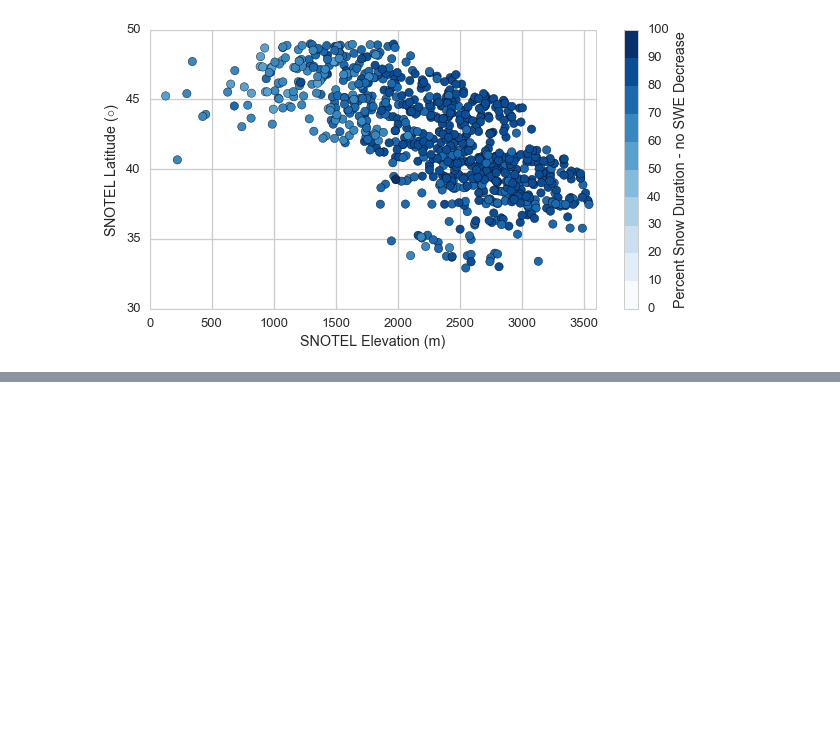
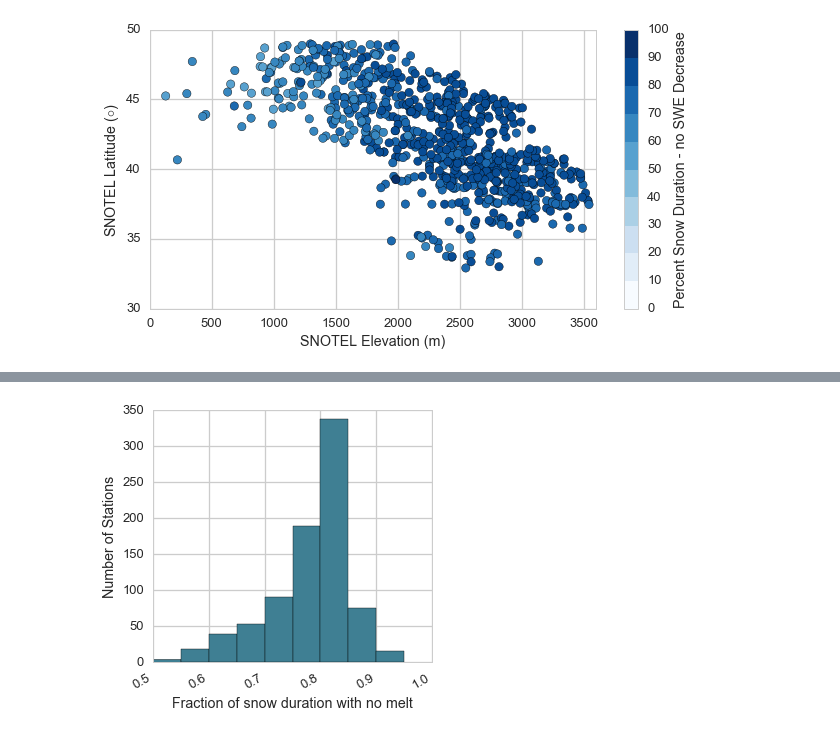
Before and after one commit to klapo/TurbulenceFeedbacks, a Jupyter notebook: TF.SNOTEL.dataExploration.ipynb, the cells around one changed output, grey strips where cells are left out. Saved outputs shown, nothing was run; the diff lists cells and outputs as text; code cells hidden in the pictures; blank space fills up the shorter version.

```diff
--- a/TF.SNOTEL.dataExploration.ipynb
+++ b/TF.SNOTEL.dataExploration.ipynb
@@ -259,0 +274,11 @@ cbar.ax.set_ylabel('Percent Snow Duration - no SWE Decrease')
+# %%
+## Histogram of station melt percent
+fig,ax = plt.subplots(1,1,figsize=(5,5))
+n, bins, patches = plt.hist(ds.fracSD,np.arange(0.5,1.,.05))
+
+# Format
+ax.set_xlabel('Fraction of snow duration with no melt')
+ax.set_ylabel('Number of Stations')
+fig.autofmt_xdate()
+# %% [output]
+[figure, added]
```
Also changed, not shown: parts of 1 cell of this notebook.
